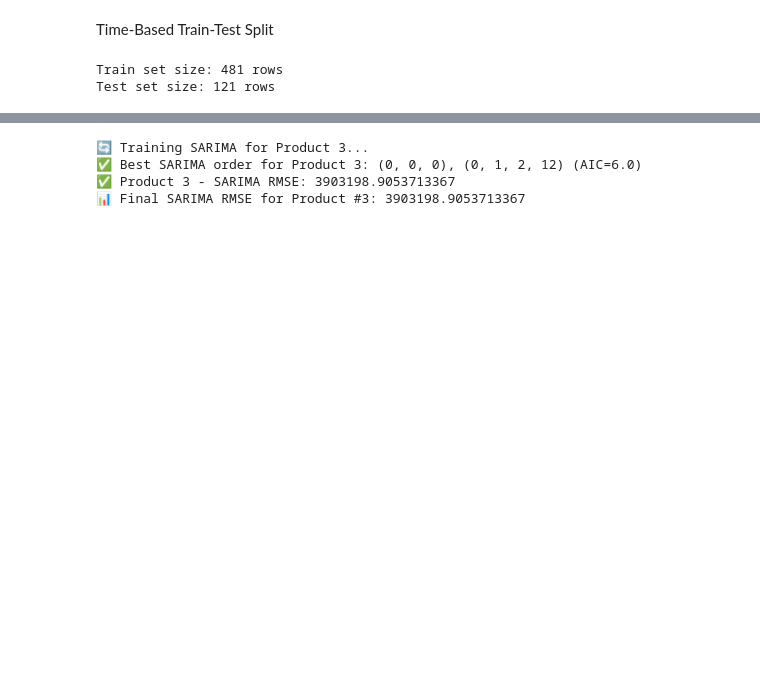
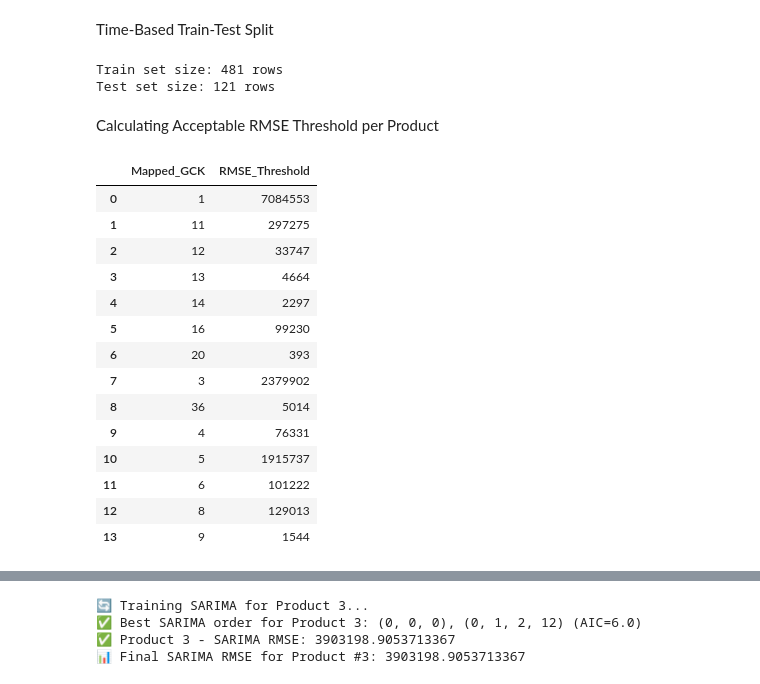
Before and after one commit to gugaaa1904/BC, a Jupyter notebook: Case 2.ipynb, the cells around one changed output, grey strips where cells are left out. Saved outputs shown, nothing was run; the diff lists cells and outputs as text; code cells hidden in the pictures; blank space fills up the shorter version.

```diff
--- a/Case 2.ipynb
+++ b/Case 2.ipynb
@@ -757,6 +728,37 @@ print(f"Test set size: {len(test_data)} rows")
 # %% [output]
 Train set size: 481 rows
 Test set size: 121 rows
+# %% [markdown]
+Calculating Acceptable RMSE Threshold per Product
+# %%
+ACCEPTABLE_PERCENTAGE = 20
+
+rmse_thresholds = []
+
+for product_id in train_data["Mapped_GCK"].unique():
+    mean_sales = train_data[train_data["Mapped_GCK"] == product_id]["Sales_EUR"].mean()
+    threshold = (ACCEPTABLE_PERCENTAGE / 100) * mean_sales
+    rmse_thresholds.append([product_id, int(threshold)])
+
+rmse_threshold_df = pd.DataFrame(rmse_thresholds, columns=["Mapped_GCK", "RMSE_Threshold"])
+
+rmse_threshold_df
+# %% [output]
+|  | Mapped_GCK | RMSE_Threshold |
+| 0 | 1 | 7084553 |
+| 1 | 11 | 297275 |
+| 2 | 12 | 33747 |
+| 3 | 13 | 4664 |
+| 4 | 14 | 2297 |
+| 5 | 16 | 99230 |
+| 6 | 20 | 393 |
+| 7 | 3 | 2379902 |
+| 8 | 36 | 5014 |
+| 9 | 4 | 76331 |
+| 10 | 5 | 1915737 |
+| 11 | 6 | 101222 |
+| 12 | 8 | 129013 |
+| 13 | 9 | 1544 |
 # %%
 def train_prophet_with_log_and_regressors(product_id):
     print(f"Training Prophet with regressors for Product {product_id}...")
```
Also changed, not shown: parts of 10 cells of this notebook.
